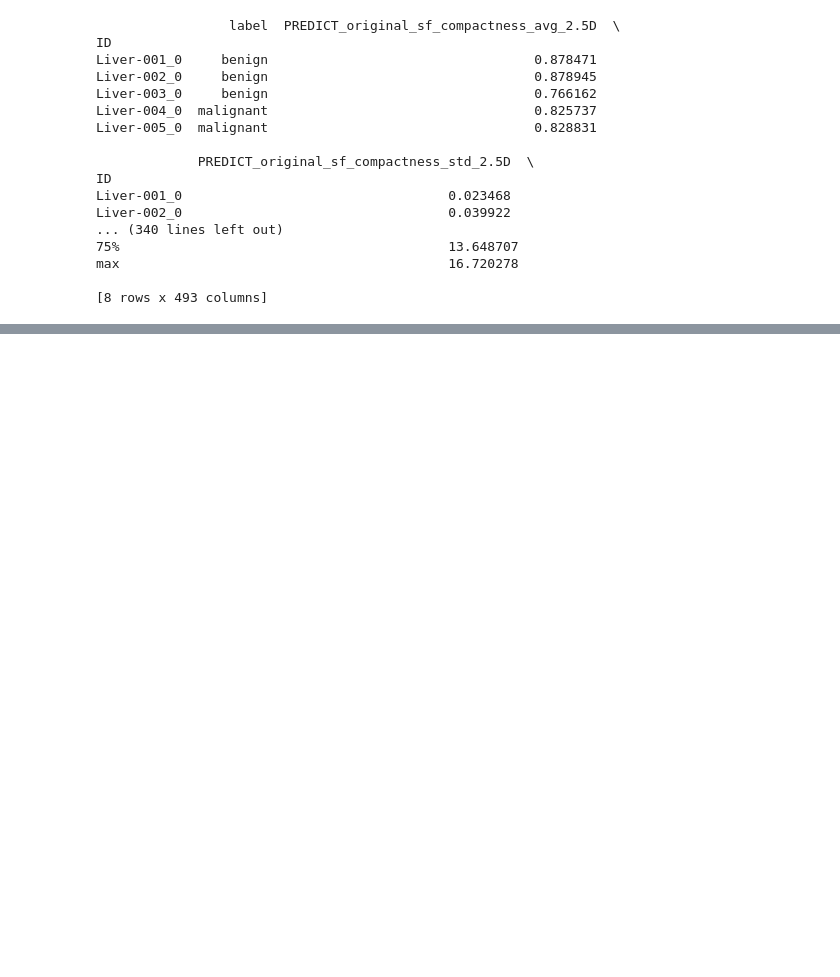
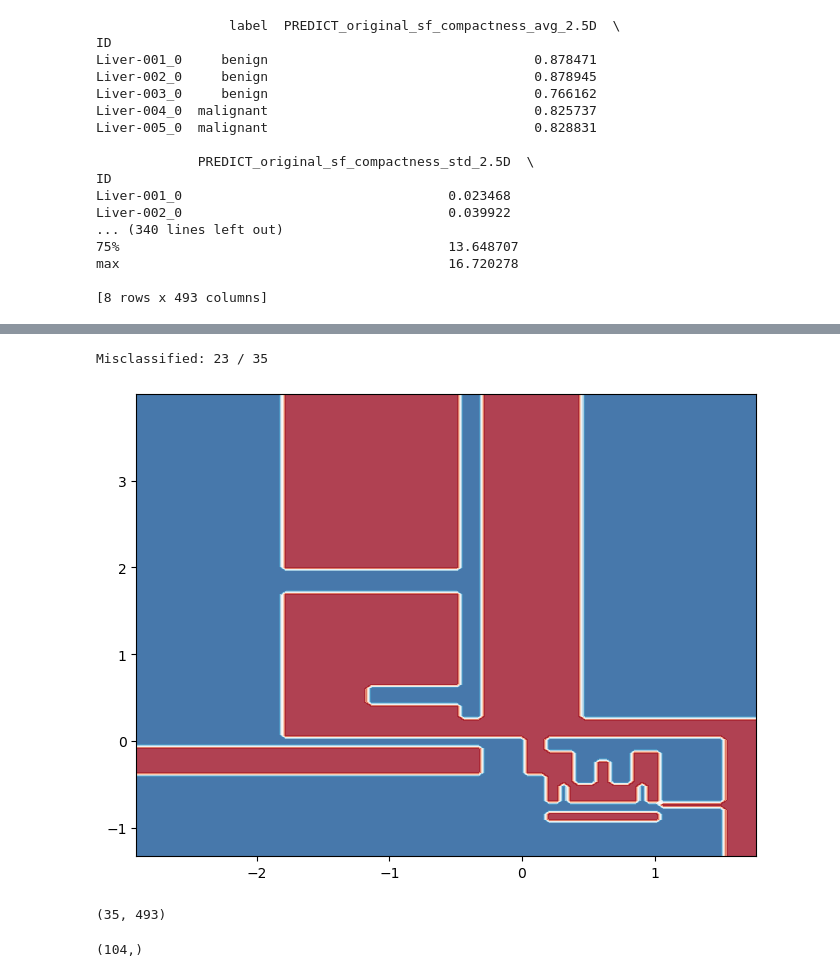
Before and after one commit to Lucaskust/TM10007_ML_Project_gr18, a Jupyter notebook: assignment.ipynb, the cells around one changed output, grey strips where cells are left out. Drawn from its saved outputs; the diff is of its cells as text; code cells hidden in the pictures; blank space fills up the shorter version.

```diff
--- a/assignment.ipynb
+++ b/assignment.ipynb
@@ -218,0 +260,42 @@ dtype: float64
+# %%
+#X_train_scaled, X_valid_scaled, y_train, y_valid
+
+# start with decision tree classifier
+
+from sklearn.ensemble import RandomForestClassifier
+from sklearn.tree import DecisionTreeClassifier
+
+n_tree = 1
+clf = DecisionTreeClassifier(random_state=3)
+clf.fit(X_train_scaled[:,0:2], y_train)
+
+y_pred = clf.predict(X_valid_scaled[:,0:2])
+print("Misclassified: %d / %d" % ((y_valid != y_pred).sum(), X_valid_scaled.shape[0]))
+
+fig, ax = plt.subplots(figsize=(8, 6))
+
+#ax.scatter(X, X[:, 1], marker='o', c=Y, s=25, edgecolor='k', cmap=plt.cm.Paired)
+colorplot(clf, ax, X_valid_scaled[:,0], X_valid_scaled[:,1])
+
+
+
+#Random forest
+
+# 1. kijk naar ensambling (avaring or voting),
+# 2. Hyperparameters optimalizaleren. (Bijvoorbeeld grafiek maken waarmee de optimale hoeveelheid bomen kan worden bepaald.)
+    # Hiermee kan bijvoorbeeld GridSearchCV and RandomizedSearchCV
+    # Dus eerst bij alle parameters apart ondrzoeken om bij een range uit te komen.
+    # Daarna met GridSearchCV de echte parameters kiezen
+    # nTree, min_sample_split, max_depth, min_samples_leaf, splitting 'gini'.
+# 3. Feature importance goed weergeven.
+# %% [output]
+Misclassified: 23 / 35
+[figure, added]
+# %%
+X_valid_scaled.shape
+# %% [output]
+(35, 493)
+# %%
+y_train.shape
+# %% [output]
+(104,)
```
Also changed, not shown: parts of 3 cells of this notebook.
